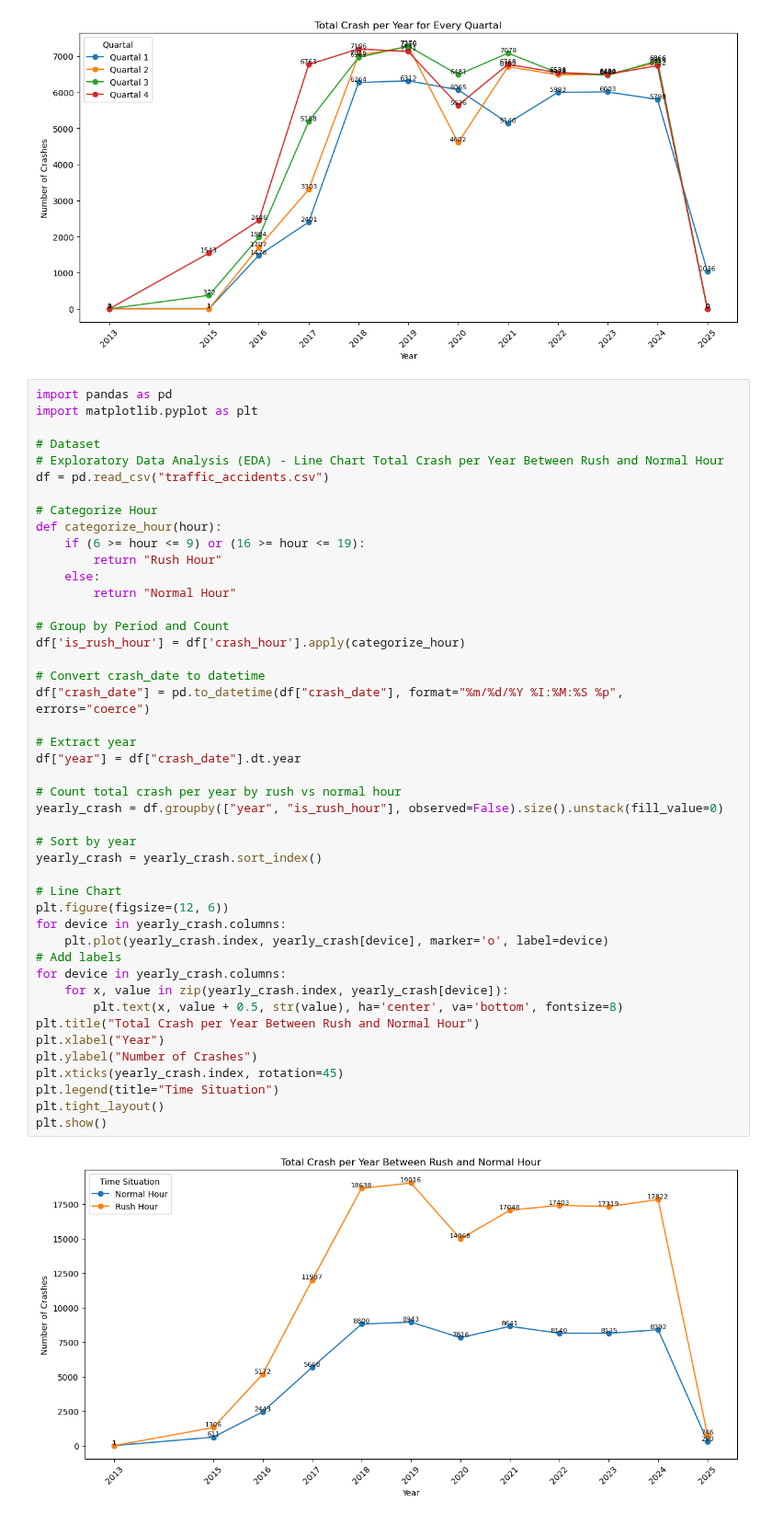
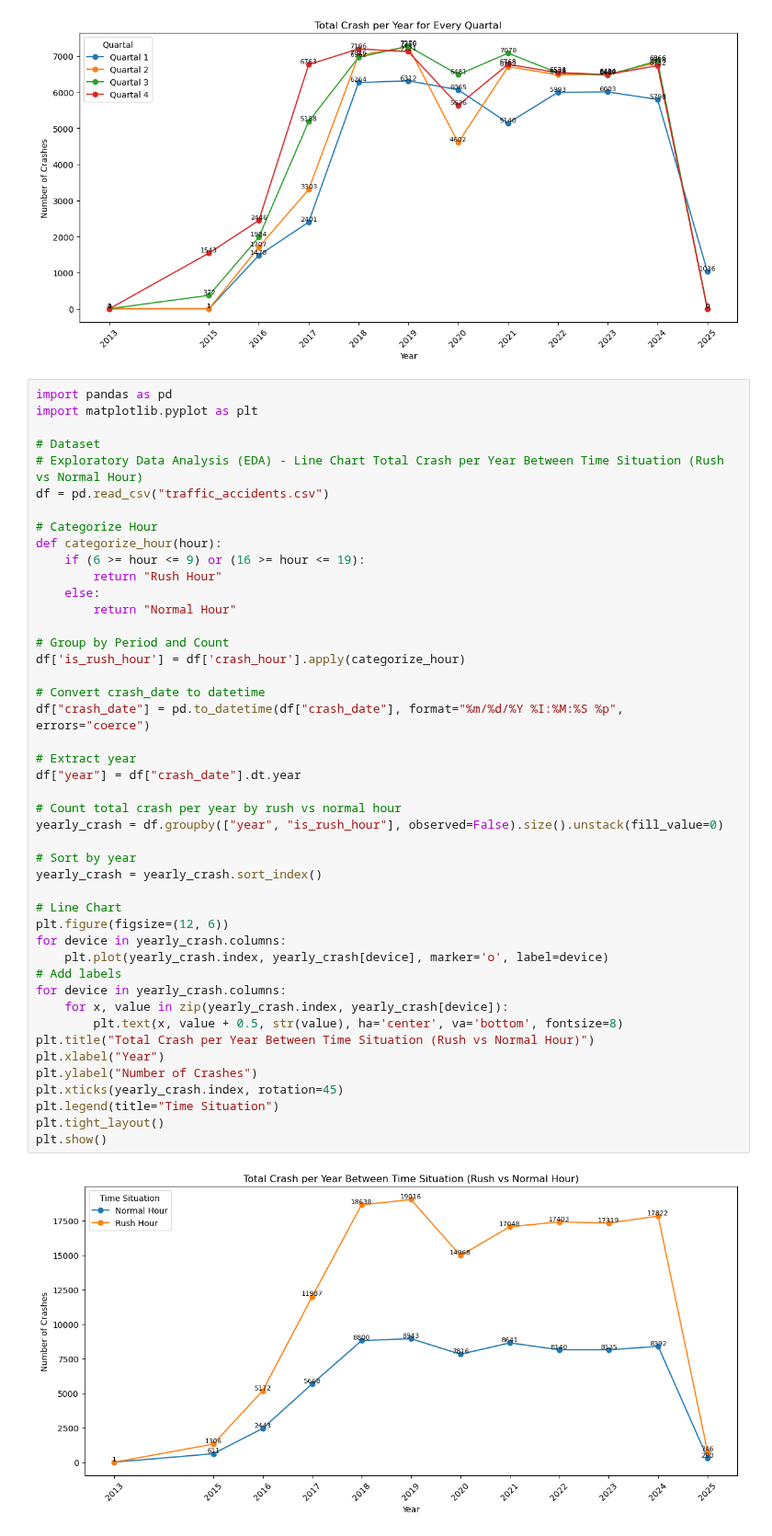
Before and after one commit to FlazeFy2/DS-Traffic_Accidents, a Jupyter notebook: exploratory data analysis-line.ipynb, the cells around one changed output. Shown at 92% size. Cells and saved outputs as stored; diff of their text form.

```diff
--- a/exploratory data analysis-line.ipynb
+++ b/exploratory data analysis-line.ipynb
@@ -138,7 +138,7 @@ import pandas as pd
 import matplotlib.pyplot as plt
 
 # Dataset
-# Exploratory Data Analysis (EDA) - Line Chart Total Crash per Year Between Rush and Normal Hour
+# Exploratory Data Analysis (EDA) - Line Chart Total Crash per Year Between Time Situation (Rush vs Normal Hour)
 df = pd.read_csv("traffic_accidents.csv")
 
 # Categorize Hour
@@ -151,32 +151,32 @@ def categorize_hour(hour):
 # Group by Period and Count
 df['is_rush_hour'] = df['crash_hour'].apply(categorize_hour)
 
 # Convert crash_date to datetime
 df["crash_date"] = pd.to_datetime(df["crash_date"], format="%m/%d/%Y %I:%M:%S %p", errors="coerce")
 
 # Extract year
 df["year"] = df["crash_date"].dt.year
 
 # Count total crash per year by rush vs normal hour
 yearly_crash = df.groupby(["year", "is_rush_hour"], observed=False).size().unstack(fill_value=0)
 
 # Sort by year
 yearly_crash = yearly_crash.sort_index()
 
 # Line Chart
 plt.figure(figsize=(12, 6))
 for device in yearly_crash.columns:
     plt.plot(yearly_crash.index, yearly_crash[device], marker='o', label=device)
 # Add labels
 for device in yearly_crash.columns:
     for x, value in zip(yearly_crash.index, yearly_crash[device]):
         plt.text(x, value + 0.5, str(value), ha='center', va='bottom', fontsize=8)
-plt.title("Total Crash per Year Between Rush and Normal Hour")
+plt.title("Total Crash per Year Between Time Situation (Rush vs Normal Hour)")
 plt.xlabel("Year")
 plt.ylabel("Number of Crashes")
 plt.xticks(yearly_crash.index, rotation=45)
 plt.legend(title="Time Situation")
 plt.tight_layout()
 plt.show()
 # %% [output]
-[figure, old version]
+[figure, new version]
```
Also changed, not shown: parts of 1 cell of this notebook.
